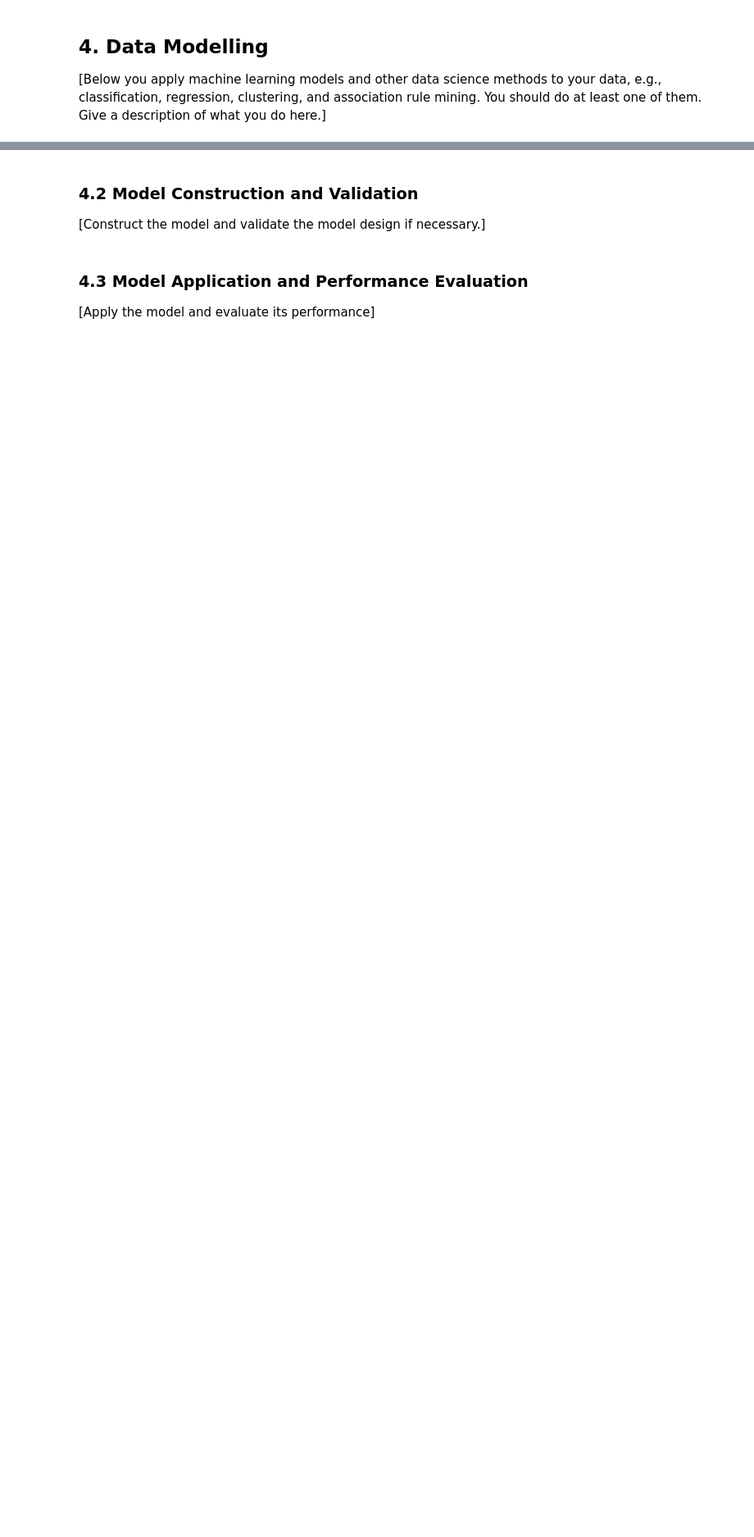
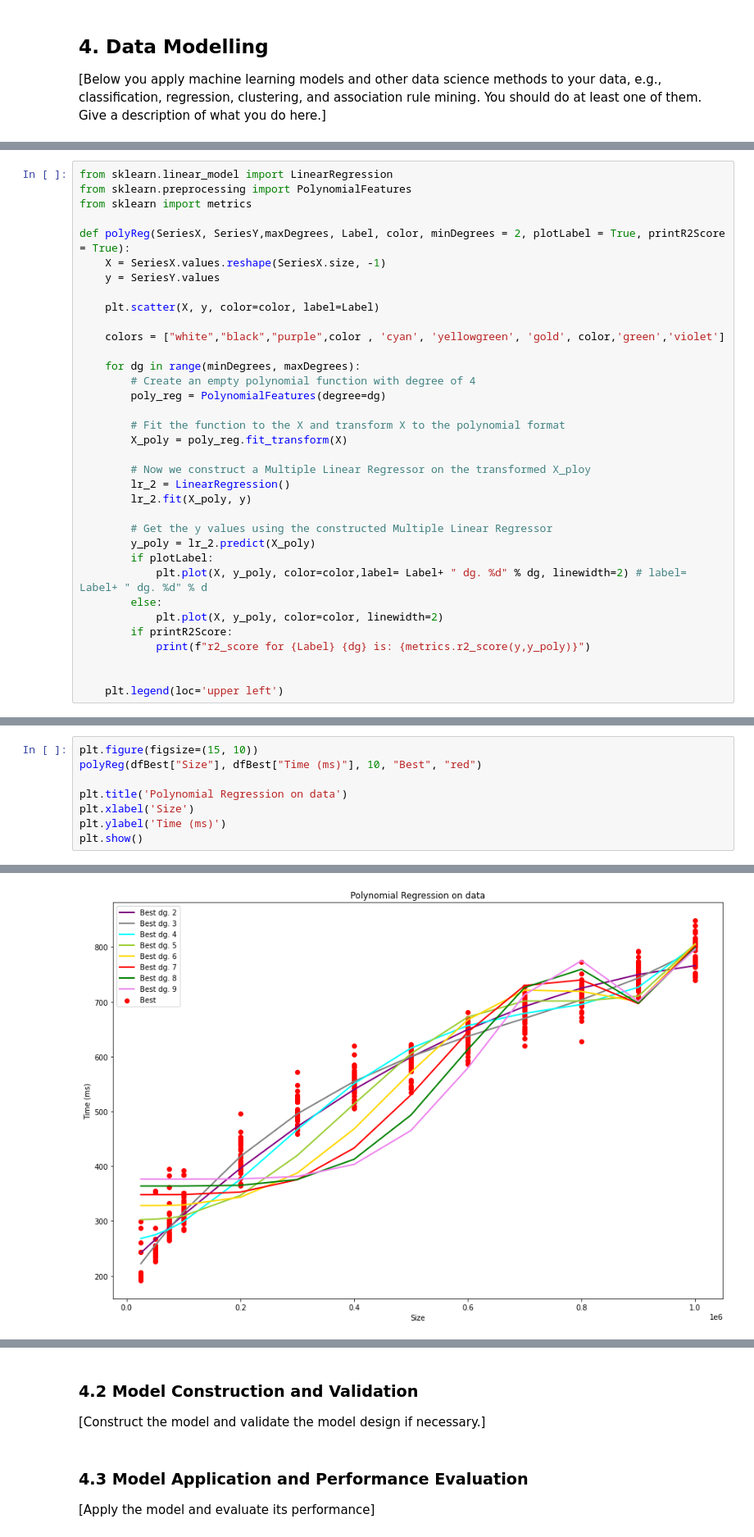
Before and after one commit to hrallil/Data-science-and-visualisation, a Jupyter notebook: Mini project/Miniproject_template.ipynb, the cells around one changed output, grey strips where cells are left out. Shown at 82% size. Cells and saved outputs as stored; diff of their text form; blank space fills up the shorter version.

Commit message:
Made poly regressions

```diff
--- a/Mini project/Miniproject_template.ipynb
+++ b/Mini project/Miniproject_template.ipynb
@@ -153,0 +222,35 @@ plt.show()
+# %%
+from sklearn.linear_model import LinearRegression
+from sklearn.preprocessing import PolynomialFeatures
+from sklearn import metrics
+
+def polyReg(SeriesX, SeriesY,maxDegrees, Label, color, minDegrees = 2, plotLabel = True, printR2Score = True):
+    X = SeriesX.values.reshape(SeriesX.size, -1)
+    y = SeriesY.values
+
+    plt.scatter(X, y, color=color, label=Label)
+
+    colors = ["white","black","purple",color , 'cyan', 'yellowgreen', 'gold', color,'green','violet']
+
+    for dg in range(minDegrees, maxDegrees):
+        # Create an empty polynomial function with degree of 4
+        poly_reg = PolynomialFeatures(degree=dg)
+
+        # Fit the function to the X and transform X to the polynomial format
+        X_poly = poly_reg.fit_transform(X)
+
+        # Now we construct a Multiple Linear Regressor on the transformed X_ploy
+        lr_2 = LinearRegression()
+        lr_2.fit(X_poly, y)
+
+        # Get the y values using the constructed Multiple Linear Regressor
+        y_poly = lr_2.predict(X_poly)
+        if plotLabel:
+            plt.plot(X, y_poly, color=color,label= Label+ " dg. %d" % dg, linewidth=2) # label= Label+ " dg. %d" % d
+        else:
+            plt.plot(X, y_poly, color=color, linewidth=2)
+        if printR2Score:
+            print(f"r2_score for {Label} {dg} is: {metrics.r2_score(y,y_poly)}")
+
+
+    plt.legend(loc='upper left')
@@ -153,0 +259,9 @@ plt.show()
+# %%
+plt.figure(figsize=(15, 10))
+polyReg(dfBest["Size"], dfBest["Time (ms)"], 10, "Best", "red")
+
+plt.title('Polynomial Regression on data')
+plt.xlabel('Size')
+plt.ylabel('Time (ms)')
+plt.show()
+# %% [output]
@@ -153,0 +276 @@ plt.show()
+[figure, added]
```
Also changed, not shown: parts of 36 cells of this notebook, 2 other files.
